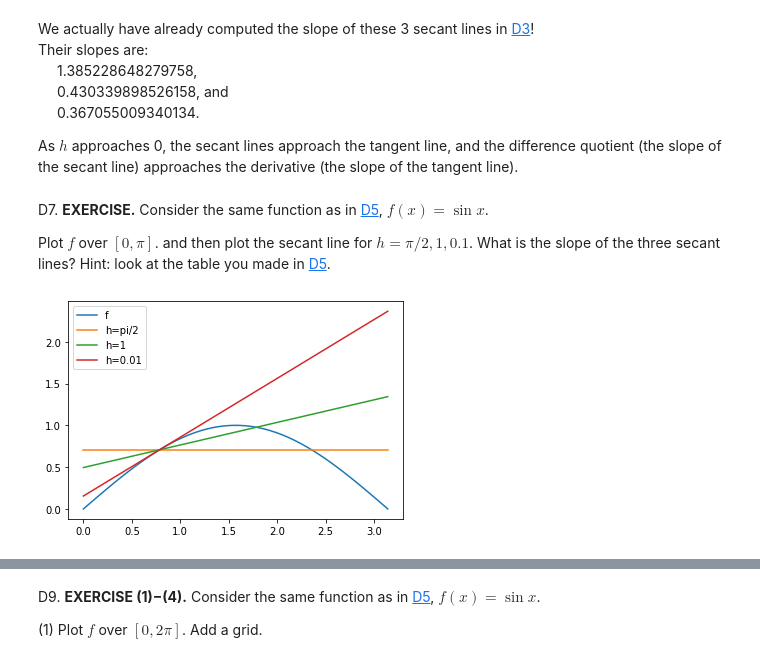
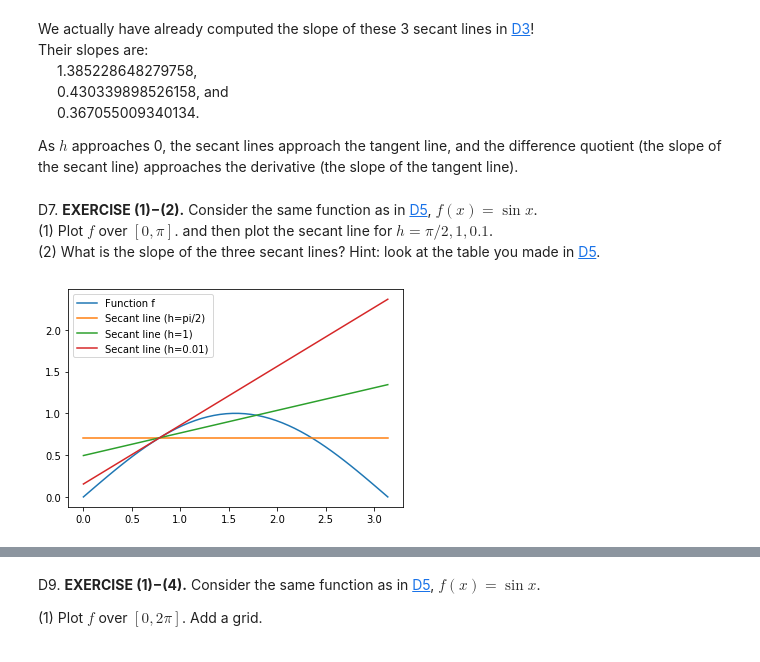
Before and after one commit to AnnieBMCC/pycalclab, a Jupyter notebook: mat301d-soln.ipynb, the cells around one changed output, grey strips where cells are left out. Saved outputs shown, nothing was run; the diff lists cells and outputs as text; code cells hidden in the pictures.

```diff
--- a/mat301d-soln.ipynb
+++ b/mat301d-soln.ipynb
@@ -183,36 +184,40 @@ $\quad$ 0.367055009340134.
 As $h$ approaches 0, the secant lines approach the tangent line,
 and the difference quotient (the slope of the secant line) approaches the derivative (the slope of the tangent line).
 # %% [markdown]
-D7. **EXERCISE.** Consider the same function as in [D5](#D5), $f(x)=\sin x$.
-
-Plot $f$ over $[0,\pi]$.
+D7. **EXERCISE (1)−(2).** Consider the same function as in [D5](#D5), $f(x)=\sin x$.
+(1) Plot $f$ over $[0,\pi]$.
 and then plot the secant line for $h = \pi/2, 1, 0.1$.
-What is the slope of the three secant lines?
+(2) What is the slope of the three secant lines?
 Hint: look at the table you made in [D5](#D5).
 # %%
 # TYPE YOUR CODE:
 
 def f(x): return sin(x)
 
 x = linspace(0,pi)
 plot(x,f(x))
 
 x0 = pi/4
 
 for h in [pi/2, 1, 0.01]:
     m = (f(x0+h) - f(x0))/h
     y = f(x0) + m*(x-x0)
     plot(x,y)
 
-legend(['f', 'h=pi/2', 'h=1', 'h=0.01']);
+legend([
+    'Function f',
+    'Secant line (h=pi/2)',
+    'Secant line (h=1)',
+    'Secant line (h=0.01)',
+]);
 
-# RECORD YOUR ANSWER:
-# the slope of the 3 secant lines are
-# 0,
-# 0.269954482712928, and
-# 0.67060297290399
+# (2) RECORD YOUR ANSWER:
+#     the slope of the 3 secant lines are
+#     0,
+#     0.269954482712928,
+#     0.67060297290399
 # %% [output]
-[figure, old version]
+[figure, new version]
 # %% [markdown]
 ## Graphing the difference quotient
 
```
Also changed, not shown: parts of 16 cells of this notebook, 3 other files.
